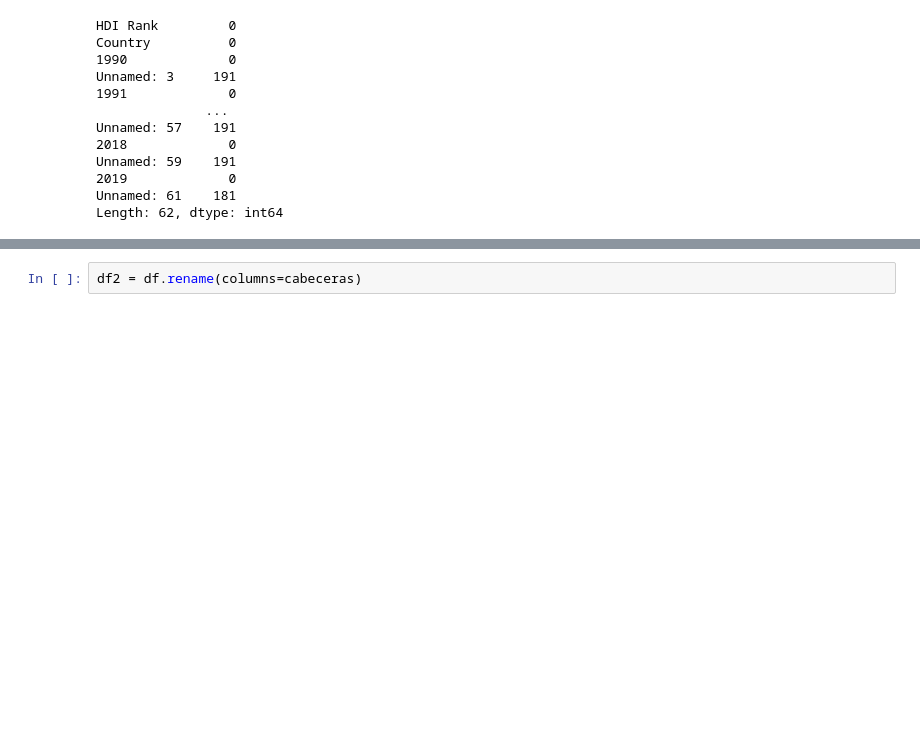
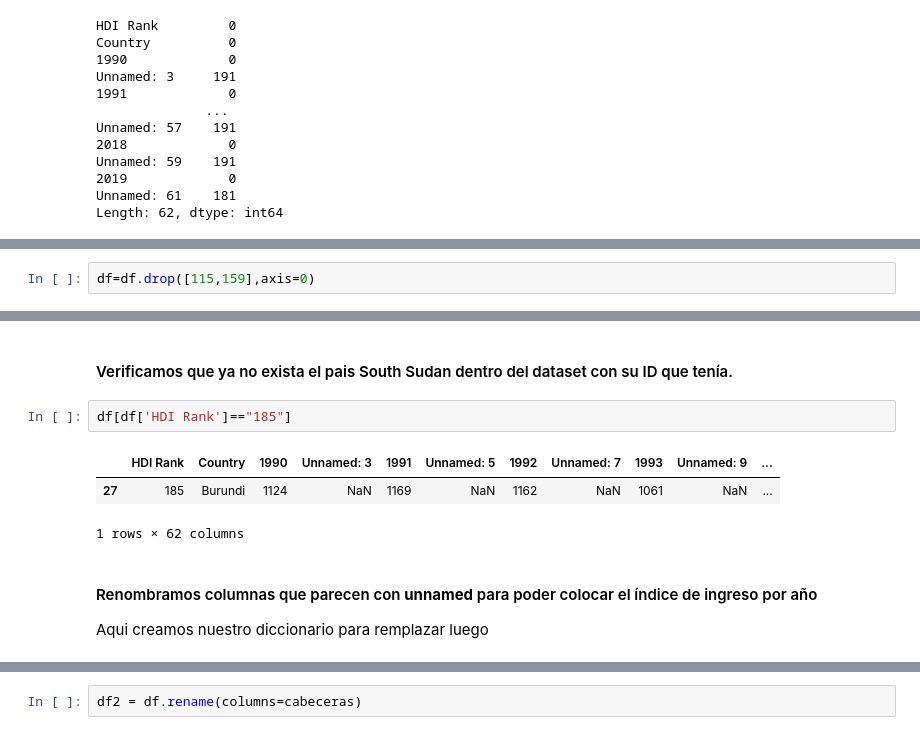
Before and after one commit to Team-17-Bedu/proyecto_python, a Jupyter notebook: Notebooks/NotebookIndice_de_Ingreso.ipynb, the cells around one changed output, grey strips where cells are left out. Cells and saved outputs as stored; diff of their text form; blank space fills up the shorter version.

```diff
--- a/Notebooks/NotebookIndice_de_Ingreso.ipynb
+++ b/Notebooks/NotebookIndice_de_Ingreso.ipynb
@@ -39,0 +109,2 @@ Index(['HDI Rank', 'Country', '1990', 'Unnamed: 3', '1991', 'Unnamed: 5',
+# %%
+df=df.drop([115,159],axis=0)
@@ -40,3 +118,14 @@ Index(['HDI Rank', 'Country', '1990', 'Unnamed: 3', '1991', 'Unnamed: 5',
+# %% [markdown]
+#### Verificamos que ya no exista el pais South Sudan dentro del dataset con su ID que tenía.
+# %%
+df[df['HDI Rank']=="185"]
+# %% [output]
+|  | HDI Rank | Country | 1990 | Unnamed: 3 | 1991 | Unnamed: 5 | 1992 | Unnamed: 7 | 1993 | Unnamed: 9 | ... |
+| 27 | 185 | Burundi | 1124 | NaN | 1169 | NaN | 1162 | NaN | 1061 | NaN | ... |
+1 rows × 62 columns
+# %% [markdown]
+#### Renombramos columnas que parecen con **unnamed** para poder colocar el índice de ingreso por año
+Aqui creamos nuestro diccionario para remplazar luego
 # %%
 cabeceras = {'HDI Rank':'Ranking',
              'Country':'Pais',
```
Also changed, not shown: parts of 39 cells of this notebook.
